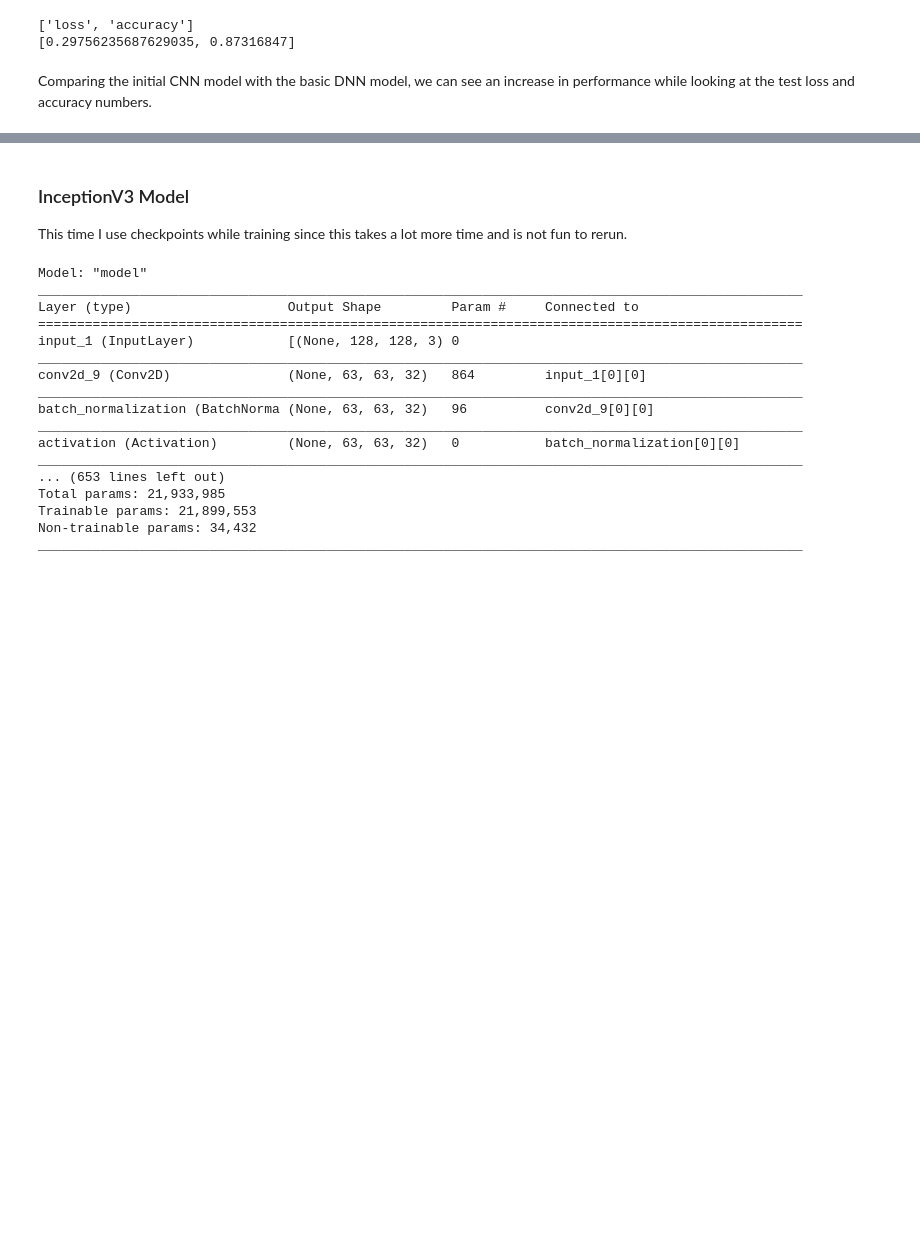
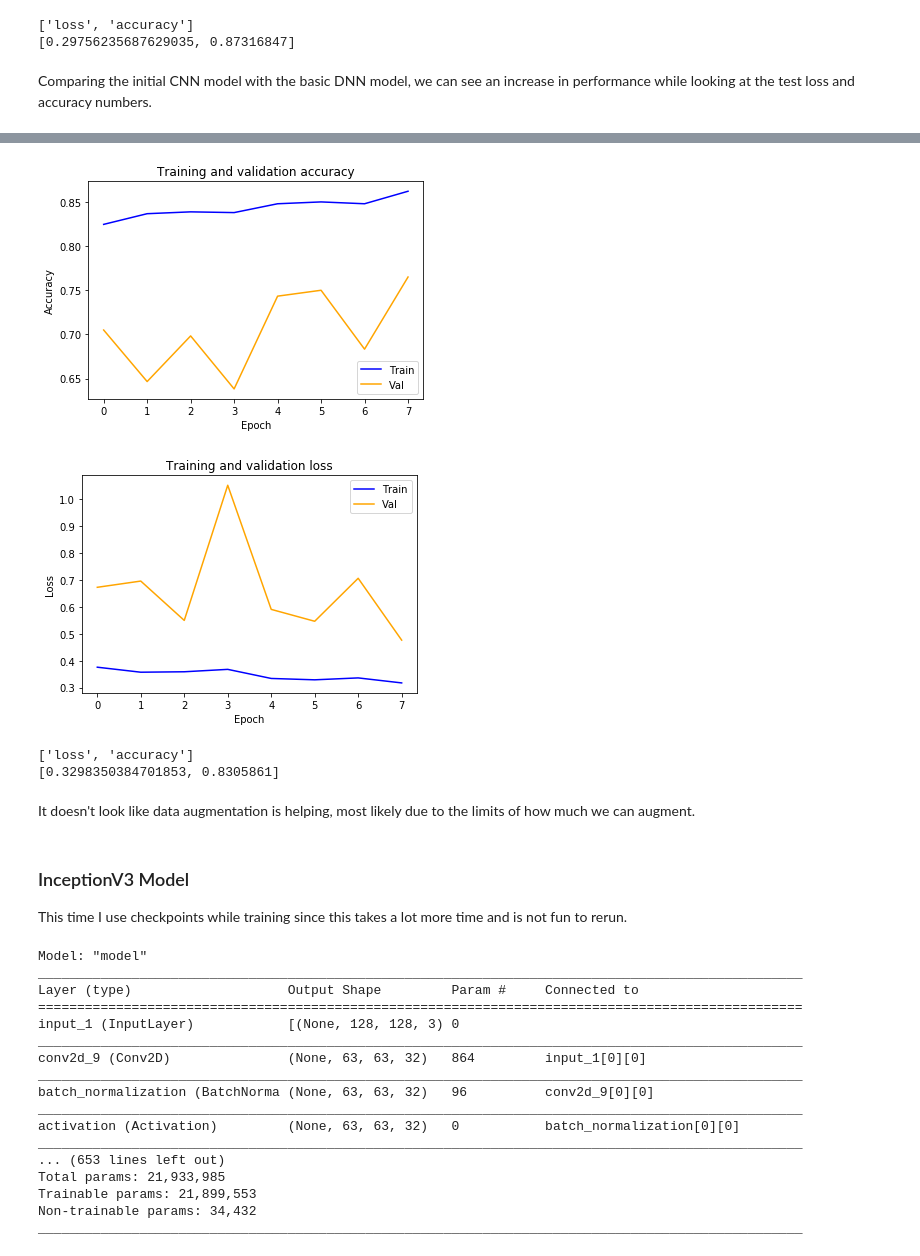
Before and after one commit to muftaye/deep_cancer_imaging, a Jupyter notebook: final_project3.ipynb, the cells around one changed output, grey strips where cells are left out. Cells and saved outputs as stored; diff of their text form; code cells hidden in the pictures; blank space fills up the shorter version.

```diff
--- a/final_project3.ipynb
+++ b/final_project3.ipynb
@@ -1120,0 +1124,11 @@ Comparing the initial CNN model with the basic DNN model, we can see an increase
+# %%
+train_datagen_augment = ImageDataGenerator(rescale=1./255,
+                                           zoom_range=0.2,
+                                           rotation_range=180)
+
+train_gen_aug = train_datagen_augment.flow_from_directory(
+        train_dir,
+        target_size=(IMG_SIZE, IMG_SIZE),
+        batch_size=BATCH_SIZE,
+        shuffle=True,
+        class_mode="binary")
@@ -1120,0 +1137,7 @@ Comparing the initial CNN model with the basic DNN model, we can see an increase
+# %%
+model2a = model2
+model2a_history = model2a.fit_generator(
+        train_gen_aug,
+        epochs=8,
+        shuffle=True,
+        validation_data=validation_gen)
@@ -1121,3 +1161,17 @@ Comparing the initial CNN model with the basic DNN model, we can see an increase
+# %%
+plot(model2a_history)
+# %% [output]
+[figure, added]
+[figure, added]
+# %%
+test_m2a = model2a.evaluate_generator(test_gen)
+print(model2a.metrics_names)
+print(test_m2a)
+# %% [output]
+['loss', 'accuracy']
+[0.3298350384701853, 0.8305861]
+# %% [markdown]
+It doesn't look like data augmentation is helping, most likely due to the limits of how much we can augment.
 # %% [markdown]
 ### InceptionV3 Model
 This time I use checkpoints while training since this takes a lot more time and is not fun to rerun.
```
Also changed, not shown: parts of 3 cells of this notebook.
